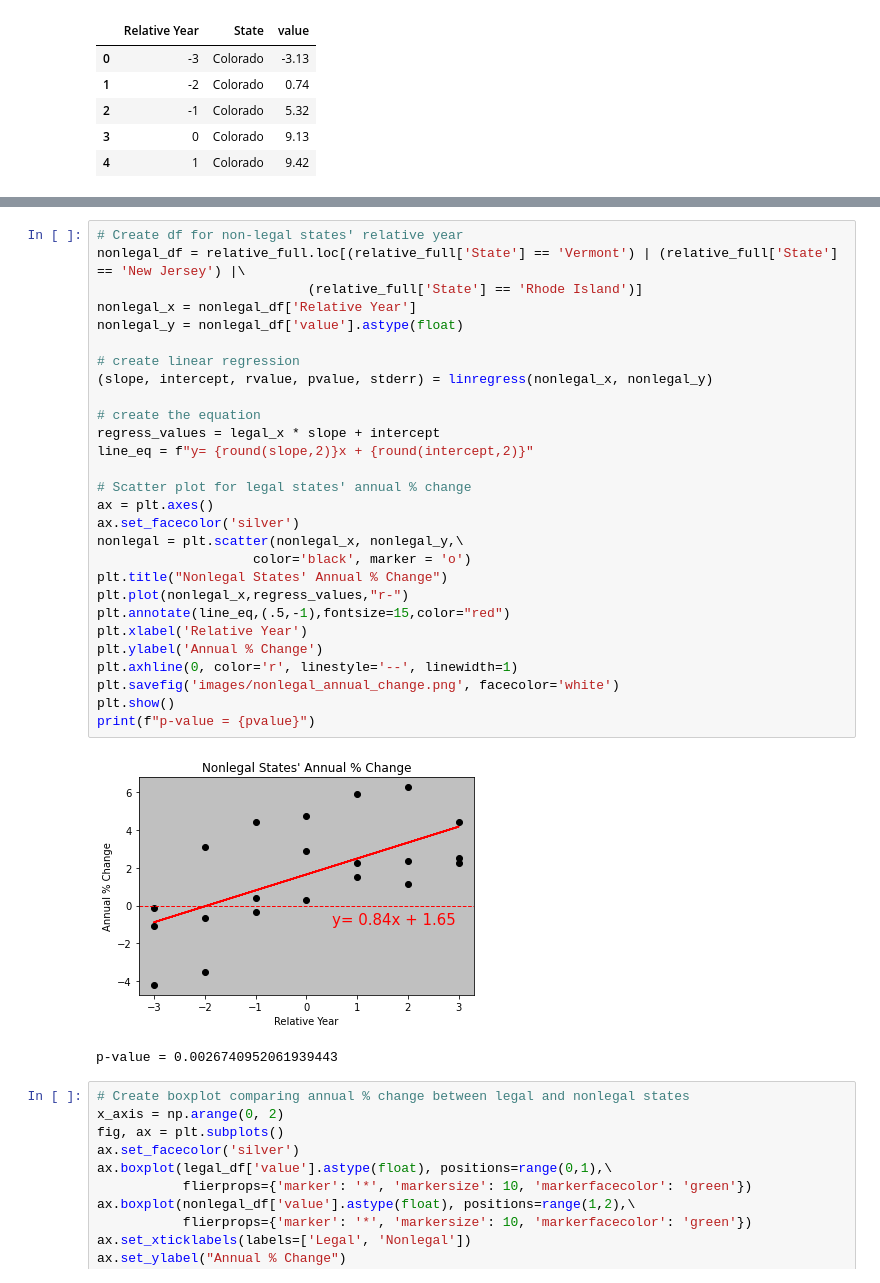
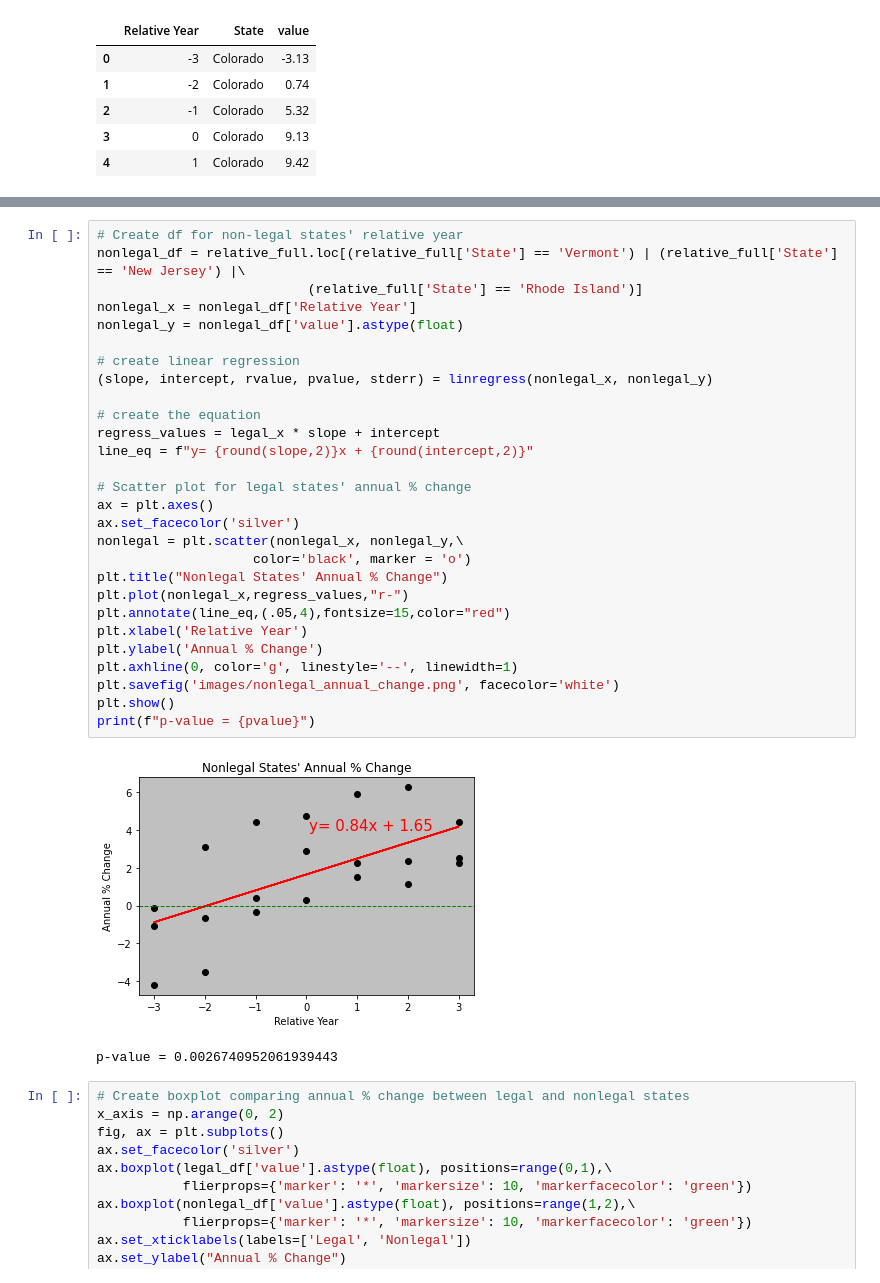
Before and after one commit to pbhan710/project01-group12, a Jupyter notebook: 1. Main/Main.ipynb, the cells around one changed output, grey strips where cells are left out. Drawn from its saved outputs; the diff is of its cells as text.

Commit message:
updated regression graphs

```diff
--- a/1. Main/Main.ipynb
+++ b/1. Main/Main.ipynb
@@ -301,33 +301,33 @@ p-value = 0.0024995851640846937
 # %%
 # Create df for non-legal states' relative year
 nonlegal_df = relative_full.loc[(relative_full['State'] == 'Vermont') | (relative_full['State'] == 'New Jersey') |\
                            (relative_full['State'] == 'Rhode Island')]
 nonlegal_x = nonlegal_df['Relative Year']
 nonlegal_y = nonlegal_df['value'].astype(float)
 
 # create linear regression
 (slope, intercept, rvalue, pvalue, stderr) = linregress(nonlegal_x, nonlegal_y)
 
 # create the equation
 regress_values = legal_x * slope + intercept
 line_eq = f"y= {round(slope,2)}x + {round(intercept,2)}"
 
 # Scatter plot for legal states' annual % change
 ax = plt.axes()
 ax.set_facecolor('silver')
 nonlegal = plt.scatter(nonlegal_x, nonlegal_y,\
                     color='black', marker = 'o')
 plt.title("Nonlegal States' Annual % Change")
 plt.plot(nonlegal_x,regress_values,"r-")
-plt.annotate(line_eq,(.5,-1),fontsize=15,color="red")
+plt.annotate(line_eq,(.05,4),fontsize=15,color="red")
 plt.xlabel('Relative Year')
 plt.ylabel('Annual % Change')
-plt.axhline(0, color='r', linestyle='--', linewidth=1)
+plt.axhline(0, color='g', linestyle='--', linewidth=1)
 plt.savefig('images/nonlegal_annual_change.png', facecolor='white')
 plt.show()
 print(f"p-value = {pvalue}")
 # %% [output]
-[figure, old version]
+[figure, new version]
 p-value = 0.0026740952061939443
 # %%
 # Create boxplot comparing annual % change between legal and nonlegal states
```
Also changed, not shown: parts of 1 cell of this notebook, 7 other files.
